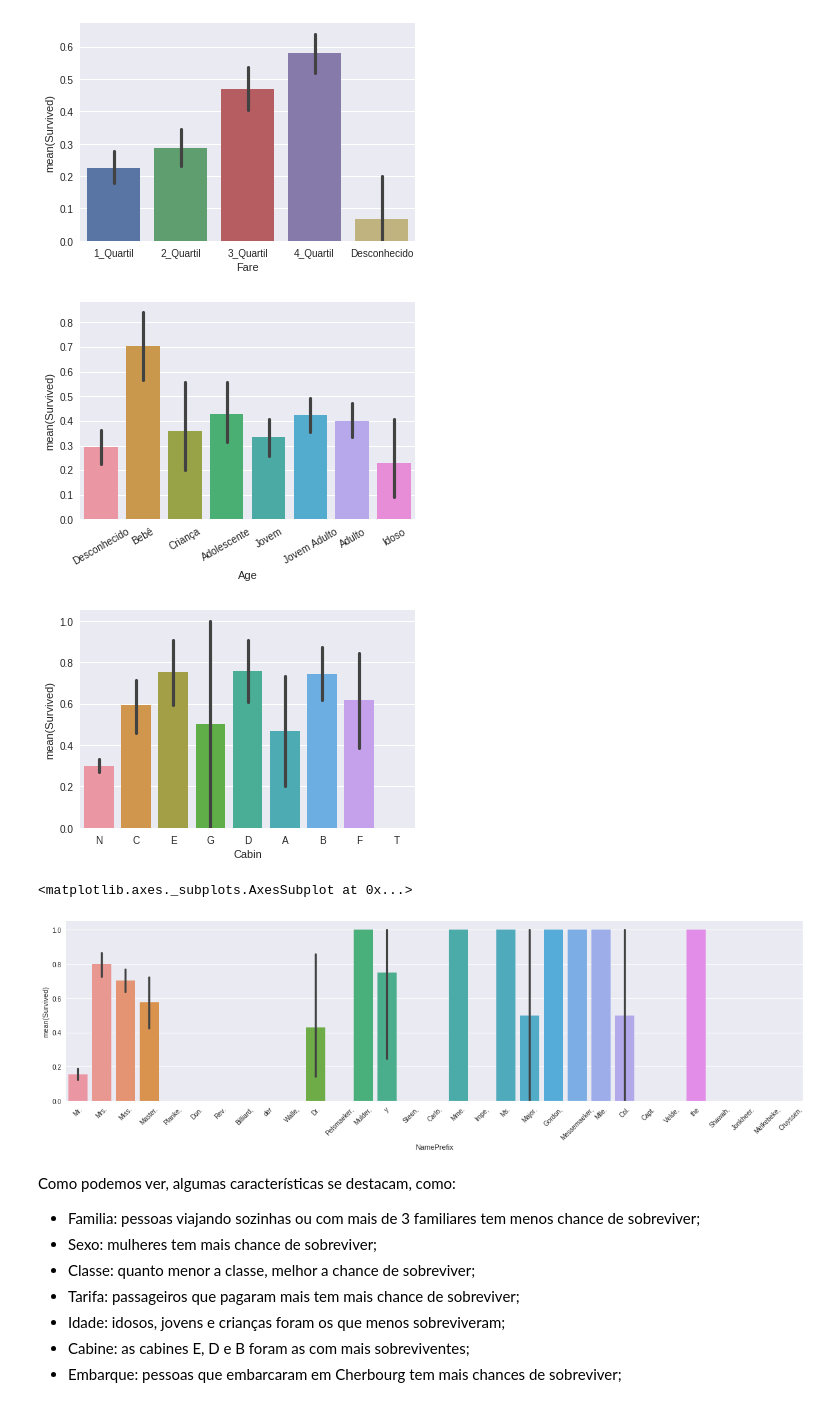
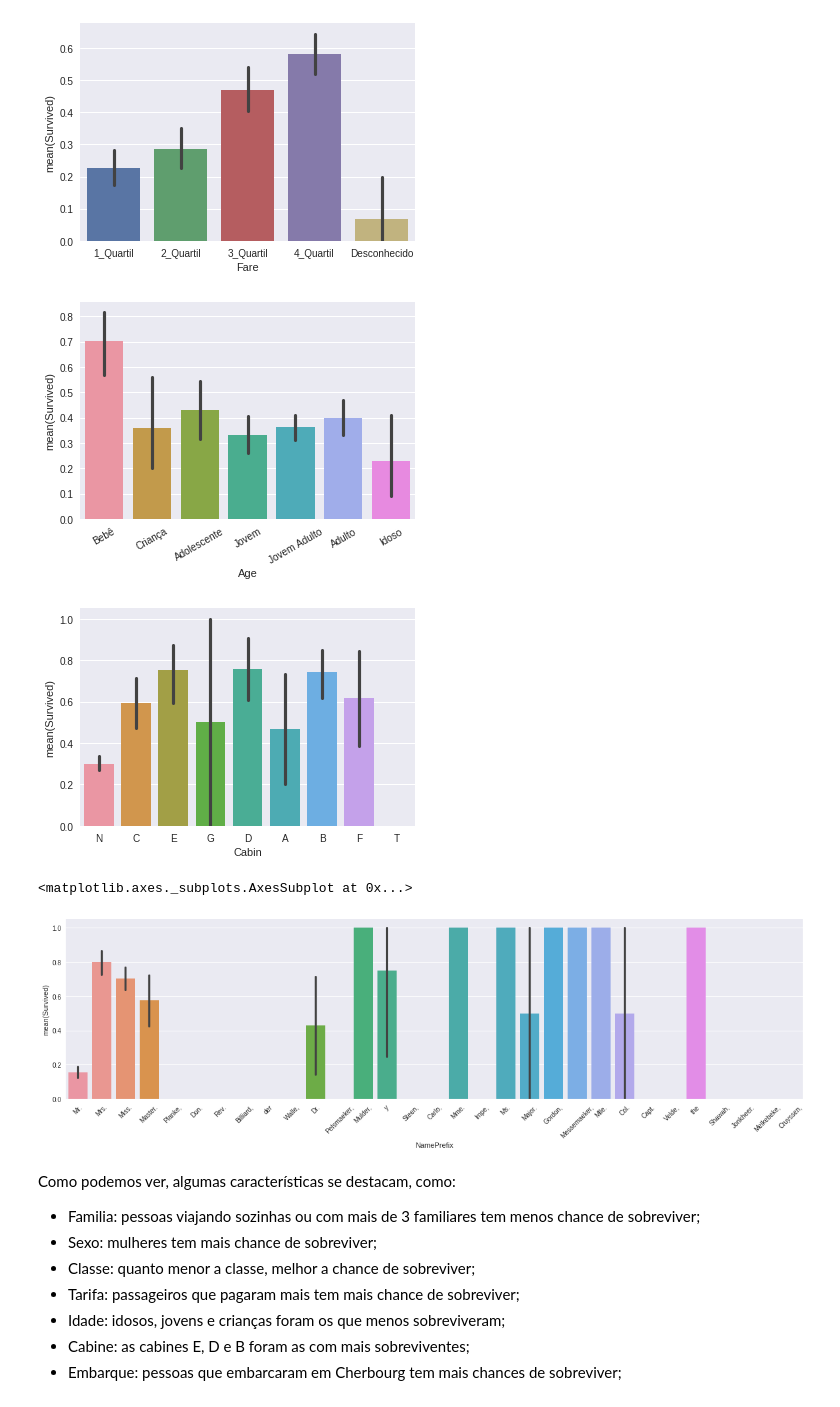
Before and after one commit to gnegrini/Titanic-com-Redes-Neurais, a Jupyter notebook: ANN_Titanic.ipynb, the cells around one changed output. Cells and saved outputs as stored; diff of their text form; code cells hidden in the pictures.

```diff
--- a/ANN_Titanic.ipynb
+++ b/ANN_Titanic.ipynb
@@ -123,12 +153,12 @@ print data.Age.sort_values().unique()
 # %%
-# Preenchemos as idades ausentes com valores negativos para incluir na categoria "Desconhecido"
-data.Age = data.Age.fillna(-0.5)
+# Preenchemos as idades ausentes com valores negativos com a mediana
+data.Age = data.Age.fillna(28)
 
 # limites dos grupos
-bins = (-1, 0, 5, 12, 18, 25, 35, 60, 120)
+bins = (0, 5, 12, 18, 25, 35, 60, 120)
 
 #nomes dos grupos
-grupos = ['Desconhecido', 'Bebê'.decode('utf-8'), 'Criança'.decode('utf-8'), 'Adolescente',
+grupos = ['Bebê'.decode('utf-8'), 'Criança'.decode('utf-8'), 'Adolescente',
           'Jovem', 'Jovem Adulto', 'Adulto', 'Idoso']
 
 # Cada linha do dataframe tem um indice que a identifica.
@@ -211,0 +240,4 @@ data['Family'] = data['SibSp'] + data['Parch']
+# %%
+# Preenchendo valores ausentes
+print data['Embarked'].value_counts()
+data.Embarked = data.Embarked.fillna('S')
@@ -248,23 +285,23 @@ sns.barplot(x="Fare", y="Survived", data=data);
 # %% [output]
 [figure]
 # %%
-ordem = ['Desconhecido', 'Bebê'.decode('utf-8'), 'Criança'.decode('utf-8'), 'Adolescente',
+ordem = ['Bebê'.decode('utf-8'), 'Criança'.decode('utf-8'), 'Adolescente',
           'Jovem', 'Jovem Adulto', 'Adulto', 'Idoso']
 plt.xticks(rotation=30)
 sns.barplot(x="Age", y="Survived", order=ordem, data=data);
 # %% [output]
-[figure, old version]
+[figure, new version]
 # %%
 sns.barplot(x="Cabin", y="Survived", data=data);
 # %% [output]
-[figure, old version]
+[figure, new version]
 # %%
 plt.figure(figsize=(20,5))
 plt.xticks(rotation=45)
 sns.barplot(x="NamePrefix", y="Survived", data=data)
 # %% [output]
 <matplotlib.axes._subplots.AxesSubplot at 0x...>
-[figure, old version]
+[figure, new version]
 # %% [markdown]
 Como podemos ver, algumas características se destacam, como:
 - Familia: pessoas viajando sozinhas ou com mais de 3 familiares tem menos chance de sobreviver;
```
Also changed, not shown: parts of 23 cells of this notebook.
